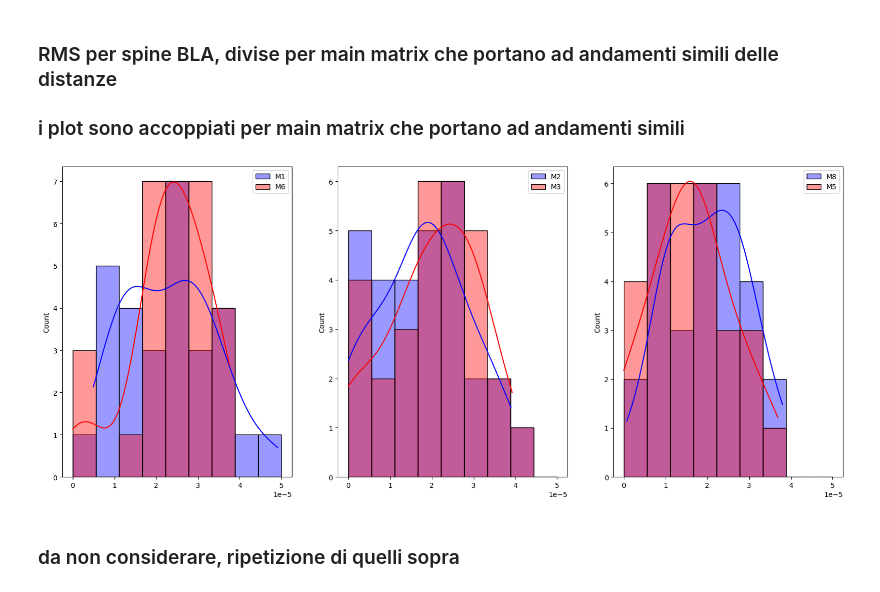
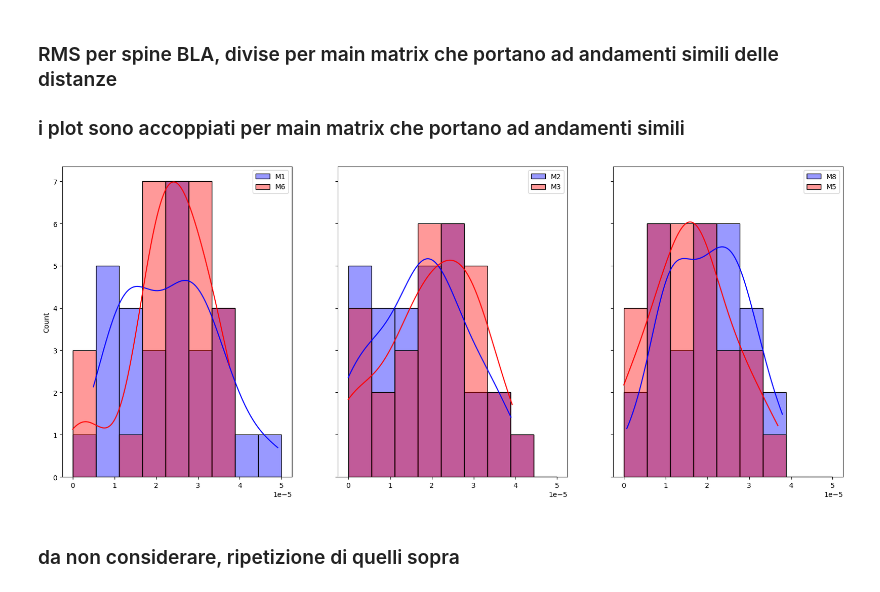
Before and after one commit to mstef4no/Scripts_31_08_2026, a Jupyter notebook: data_analysis_01_09.ipynb, the cells around one changed output. Cells and saved outputs as stored; diff of their text form; code cells hidden in the pictures.

```diff
--- a/data_analysis_01_09.ipynb
+++ b/data_analysis_01_09.ipynb
@@ -173,7 +173,7 @@ rms_non_BLA_M5 = np.sqrt(np.mean(M5[0][non_BLA_spine_idx_exp, :]**2,axis=1))
 ### i plot sono accoppiati per main matrix che portano ad andamenti simili
 # %%
 bins_n= np.linspace(0,5e-5,10)
-fig, ax = plt.subplots(1,3, figsize=(20, 8))
+fig, ax = plt.subplots(1,3, figsize=(20, 8),sharex=True,sharey=True)
 
 sns.histplot(
     rms_BLA_M1,
@@ -222,34 +222,34 @@ sns.histplot(
     #stat='probability'
 )
 sns.histplot(
     rms_BLA_M8,
     bins=bins_n,
     #edgecolor='red',
     color='blue',
     alpha=0.4,
     label='M8',
     ax=ax[2],
     kde=True
     #stat='density'
 )
 sns.histplot(
     rms_BLA_M5,
     bins=bins_n,
     #edgecolor='red',
     color='red',
     alpha=0.4,
     label='M5',
     ax=ax[2],
     kde=True
     #stat='density'
 )
 
 ax[0].legend()
 ax[1].legend()
 ax[2].legend()
 plt.show()
 # %% [output]
-[figure, old version]
+[figure, new version]
 # %% [markdown]
 ### da non considerare, ripetizione di quelli sopra
 # %%
```
